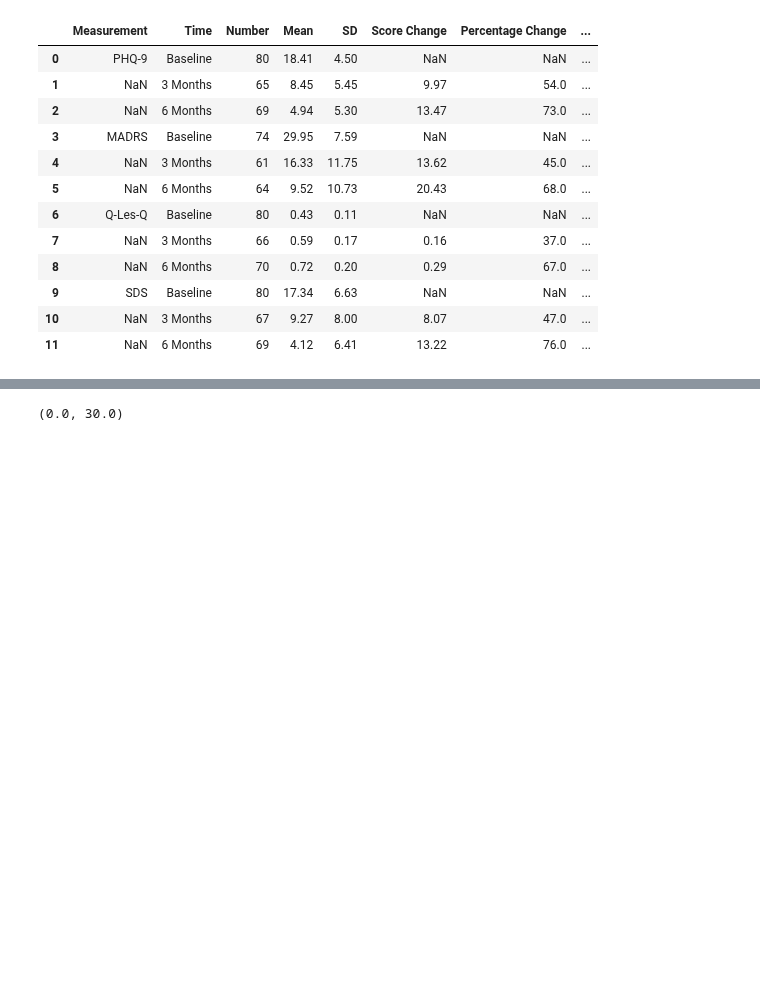
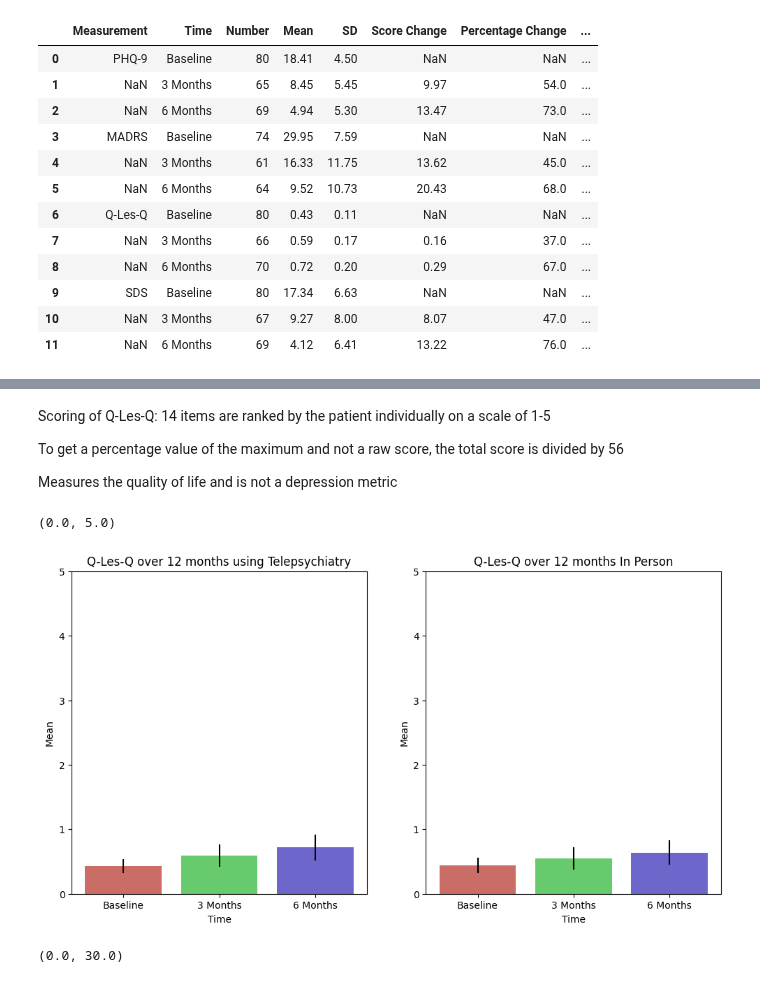
Before and after one commit to ematlock1/477-Final-Project, a Jupyter notebook: Psychiatry.ipynb, the cells around one changed output, grey strips where cells are left out. Drawn from its saved outputs; the diff is of its cells as text; code cells hidden in the pictures; blank space fills up the shorter version.

```diff
--- a/Psychiatry.ipynb
+++ b/Psychiatry.ipynb
@@ -55,3 +159,32 @@ axes[0].set_ylim(0, 20)
+# %% [markdown]
+Scoring of Q-Les-Q: 14 items are ranked by the patient individually on a scale of 1-5
+
+
+To get a percentage value of the maximum and not a raw score, the total score is divided by 56
+
+
+Measures the quality of life and is not a depression metric
+# %%
+#putting the graphs onto on plot
+fig, axes = plt.subplots(1,2, figsize=(12,6))
+barplot_1 = sns.barplot(tele_df[6:9], x='Time', y='Mean', palette=colors, hue = 'Time', legend =False, ax=axes[0])
+errors = np.array(tele_df['SD'][6:9])
+for i, bar in enumerate(barplot_1.patches):
+    bar_center = bar.get_x() + bar.get_width() / 2
+    axes[0].errorbar(bar_center, tele_df['Mean'][6+i], yerr=errors[i], fmt='none', color='black')
+axes[0].set_title("Q-Les-Q over 12 months using Telepsychiatry")
+axes[0].set_ylim(0, 5)
+
+barplot_2 = sns.barplot(control_df[6:9], x='Time', y='Mean', palette=colors, hue = 'Time', legend =False, errorbar=("ci", 95), ax=axes[1])
+errors = np.array(control_df['SD'][6:9])
+for i, bar in enumerate(barplot_2.patches):
+    bar_center = bar.get_x() + bar.get_width() / 2
+    axes[1].errorbar(bar_center, control_df['Mean'][6+i], yerr=errors[i], fmt='none', color='black')
+axes[1].set_title("Q-Les-Q over 12 months In Person")
+axes[1].set_ylim(0, 5)
+# %% [output]
+(0.0, 5.0)
+[figure, added]
 # %%
 control_df['Time'] = control_df['Time'].replace('Baseline', 0)
 control_df['Time'] = control_df['Time'].replace('3 Months', 3)
```
Also changed, not shown: parts of 10 cells of this notebook.
